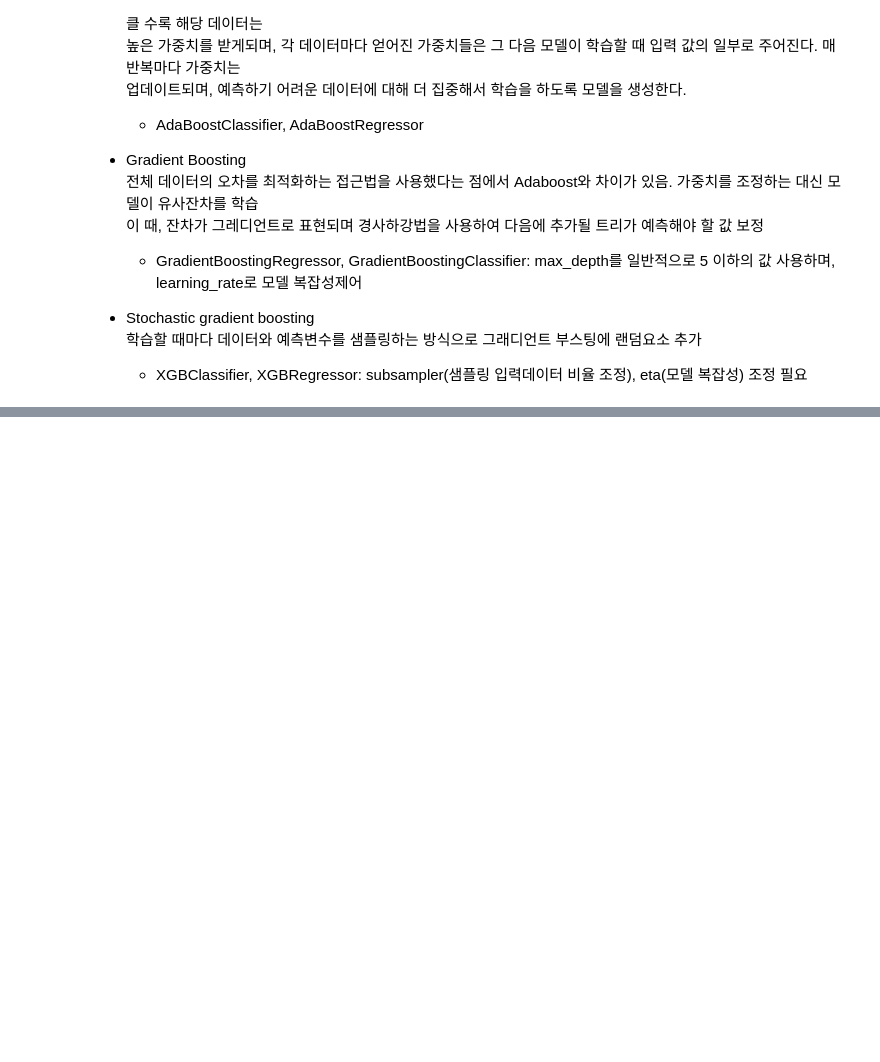
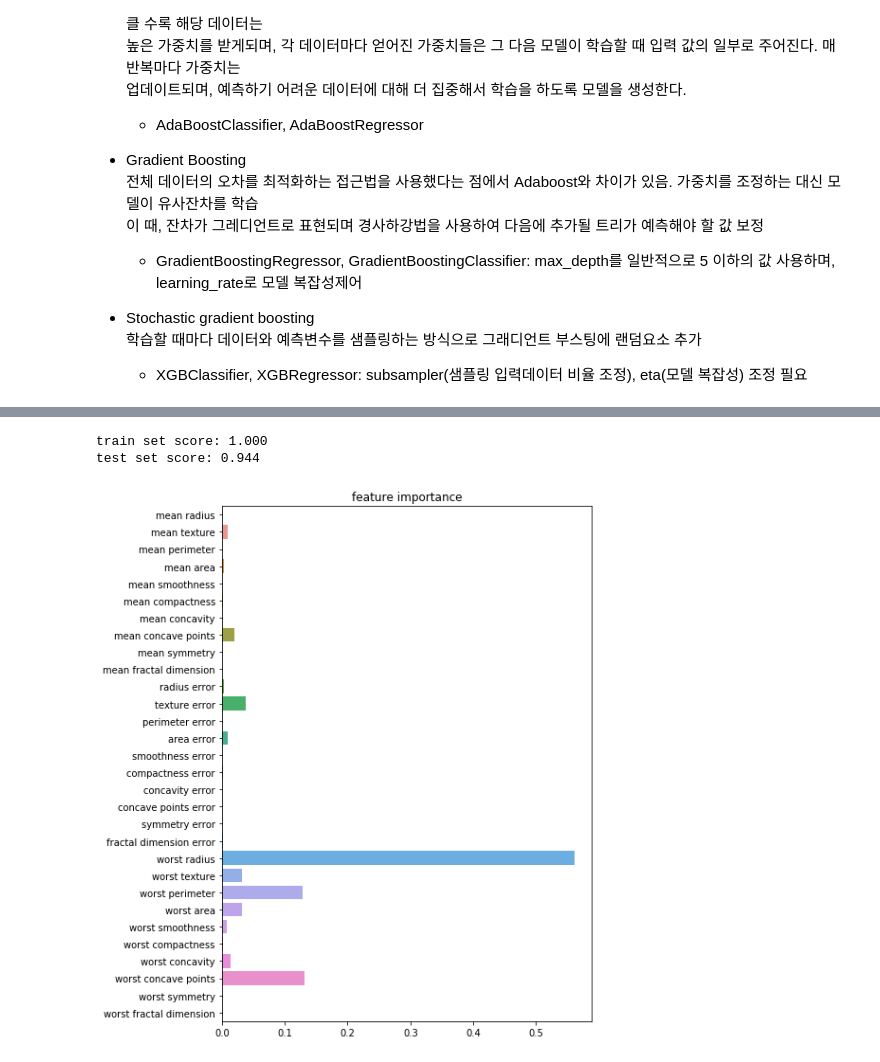
Before and after one commit to qiwerr1004/ADP_go, a Jupyter notebook: final/book/Chap9. 지도학습 알고리즘.ipynb, the cells around one changed output, grey strips where cells are left out. Cells and saved outputs as stored; diff of their text form; code cells hidden in the pictures; blank space fills up the shorter version.

```diff
--- a/final/book/Chap9. 지도학습 알고리즘.ipynb
+++ b/final/book/Chap9. 지도학습 알고리즘.ipynb
@@ -226,0 +252,24 @@ oob score: 0.955
+# %%
+#그래디언트 부스팅- classifier
+from sklearn.ensemble import GradientBoostingClassifier
+
+gbc = GradientBoostingClassifier(random_state=42, n_estimators=50)
+gbc.fit(train_X, train_Y)
+pred3 = gbc.predict(test_X)
+prob3 = gbc.predict_proba(test_X)[:, 1] # label 1 예측값
+
+#성능
+print(f"train set score: {gbc.score(train_X, train_Y):.3f}")
+print(f"test set score: {gbc.score(test_X, test_Y):.3f}")
+
+#feature importance
+fi = gbc.feature_importances_
+fn = cancer.feature_names
+plt.figure(figsize=(7, 10))
+sns.barplot(fi, fn)
+plt.title('feature importance')
+plt.show()
+# %% [output]
+train set score: 1.000
+test set score: 0.944
+[figure, added]
```
Also changed, not shown: parts of 41 cells of this notebook.
